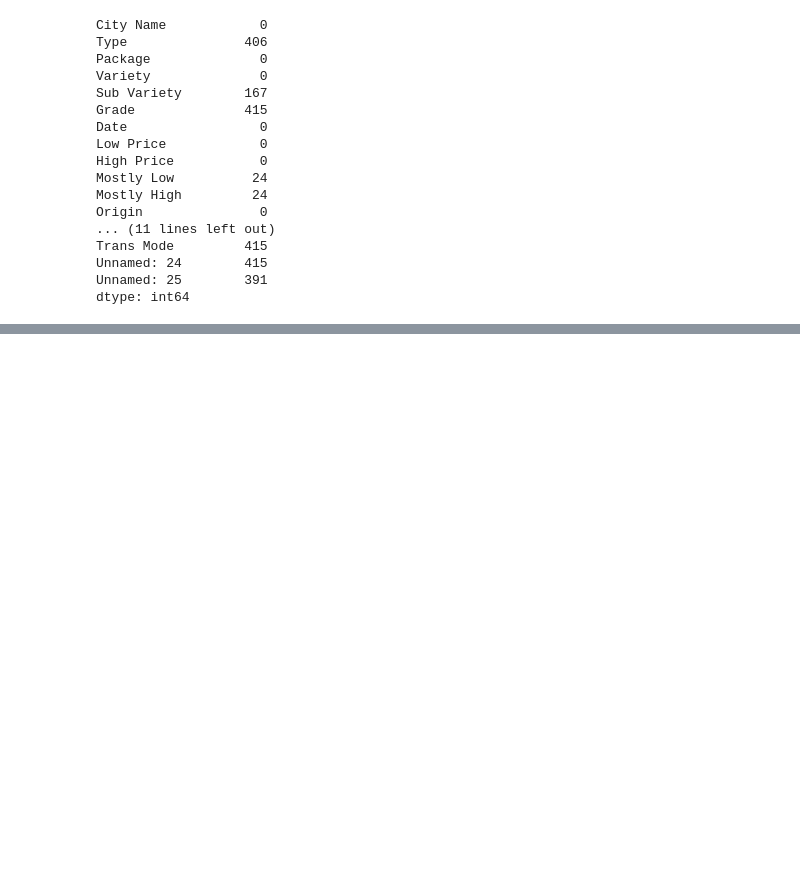
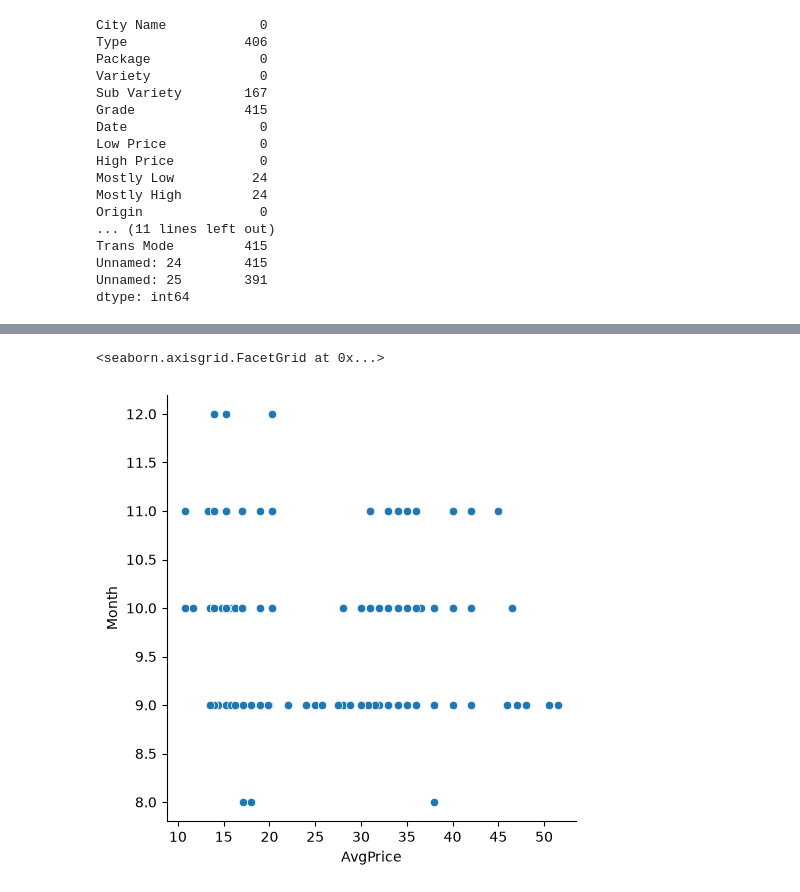
Before and after one commit to staxkworks/ML-For-Beginners, a Jupyter notebook: 2-Regression/2-Data/notebook.ipynb, the cells around one changed output, grey strips where cells are left out. Cells and saved outputs as stored; diff of their text form; code cells hidden in the pictures; blank space fills up the shorter version.

```diff
--- a/2-Regression/2-Data/notebook.ipynb
+++ b/2-Regression/2-Data/notebook.ipynb
@@ -90,0 +142,6 @@ new_pumpkins.head(5)
+# %%
+#scatter plot
+sns.relplot(x=price,y=month,data=new_pumpkins)
+# %% [output]
+<seaborn.axisgrid.FacetGrid at 0x...>
+[figure, added]
```
Also changed, not shown: parts of 15 cells of this notebook, 1 other file.
